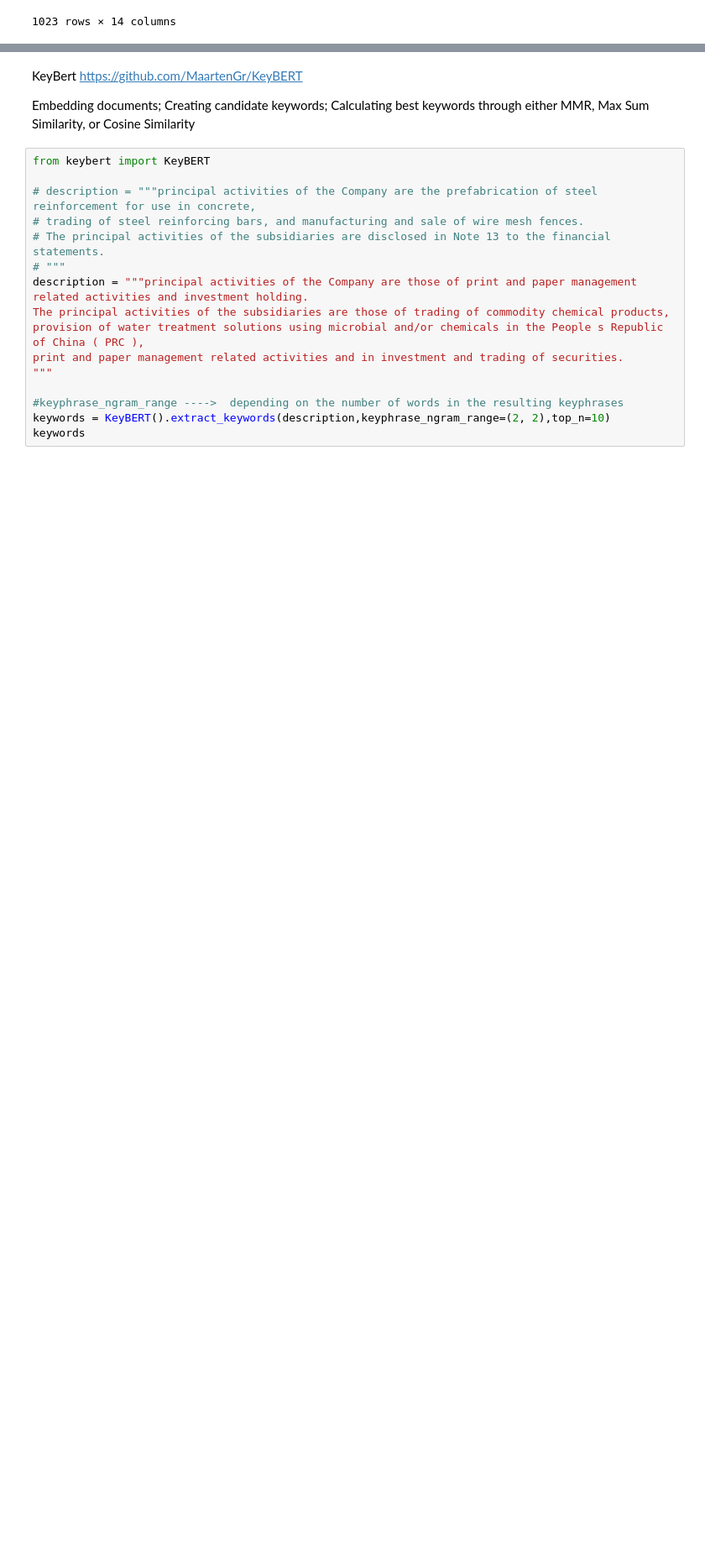
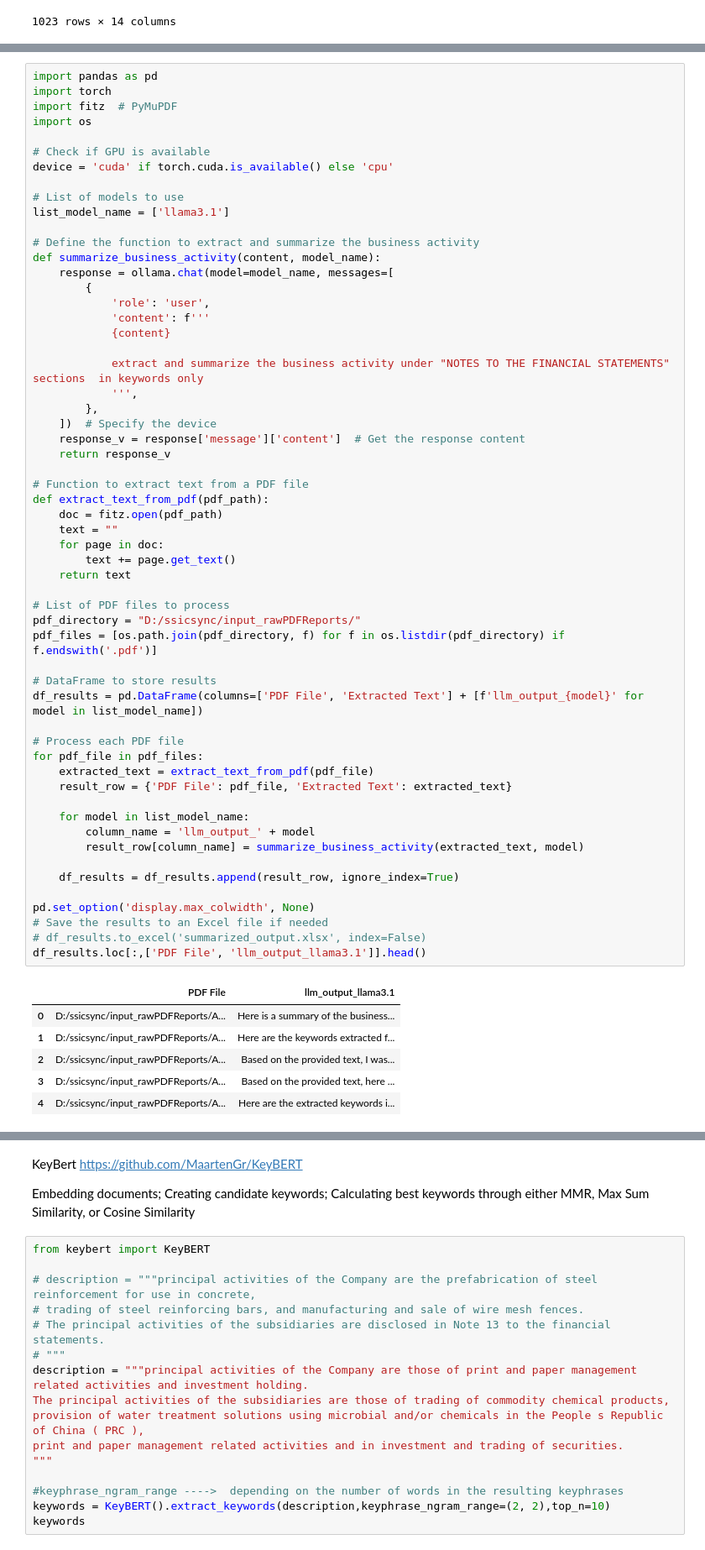
Before and after one commit to yorwel/ssicsync, a Jupyter notebook: LLM_Test/summarization.ipynb, the cells around one changed output, grey strips where cells are left out. Shown at 84% size. Drawn from its saved outputs; the diff is of its cells as text; blank space fills up the shorter version.

Commit message:
LLM model + ollama

```diff
--- a/LLM_Test/summarization.ipynb
+++ b/LLM_Test/summarization.ipynb
@@ -374,0 +413,64 @@ SSIC_ref_df
+# %%
+import pandas as pd
+import torch
+import fitz  # PyMuPDF
+import os
+
+# Check if GPU is available
+device = 'cuda' if torch.cuda.is_available() else 'cpu'
+
+# List of models to use
+list_model_name = ['llama3.1']
+
+# Define the function to extract and summarize the business activity
+def summarize_business_activity(content, model_name):
+    response = ollama.chat(model=model_name, messages=[
+        {
+            'role': 'user',
+            'content': f'''
+            {content}
+
+            extract and summarize the business activity under "NOTES TO THE FINANCIAL STATEMENTS" sections  in keywords only
+            ''',
+        },
+    ])  # Specify the device
+    response_v = response['message']['content']  # Get the response content
+    return response_v
+
+# Function to extract text from a PDF file
+def extract_text_from_pdf(pdf_path):
+    doc = fitz.open(pdf_path)
+    text = ""
+    for page in doc:
+        text += page.get_text()
+    return text
+
+# List of PDF files to process
+pdf_directory = "D:/ssicsync/input_rawPDFReports/"
+pdf_files = [os.path.join(pdf_directory, f) for f in os.listdir(pdf_directory) if f.endswith('.pdf')]
+
+# DataFrame to store results
+df_results = pd.DataFrame(columns=['PDF File', 'Extracted Text'] + [f'llm_output_{model}' for model in list_model_name])
+
+# Process each PDF file
+for pdf_file in pdf_files:
+    extracted_text = extract_text_from_pdf(pdf_file)
+    result_row = {'PDF File': pdf_file, 'Extracted Text': extracted_text}
+
+    for model in list_model_name:
+        column_name = 'llm_output_' + model
+        result_row[column_name] = summarize_business_activity(extracted_text, model)
+
+    df_results = df_results.append(result_row, ignore_index=True)
+
+pd.set_option('display.max_colwidth', None)
+# Save the results to an Excel file if needed
+# df_results.to_excel('summarized_output.xlsx', index=False)
+df_results.loc[:,['PDF File', 'llm_output_llama3.1']].head()
+# %% [output]
+|  | PDF File | llm_output_llama3.1 |
+| 0 | D:/ssicsync/input_rawPDFReports/A... | Here is a summary of the business... |
+| 1 | D:/ssicsync/input_rawPDFReports/A... | Here are the keywords extracted f... |
+| 2 | D:/ssicsync/input_rawPDFReports/A... | Based on the provided text, I was... |
+| 3 | D:/ssicsync/input_rawPDFReports/A... | Based on the provided text, here ... |
+| 4 | D:/ssicsync/input_rawPDFReports/A... | Here are the extracted keywords i... |
```
Also changed, not shown: parts of 10 cells of this notebook, 6 other files.
